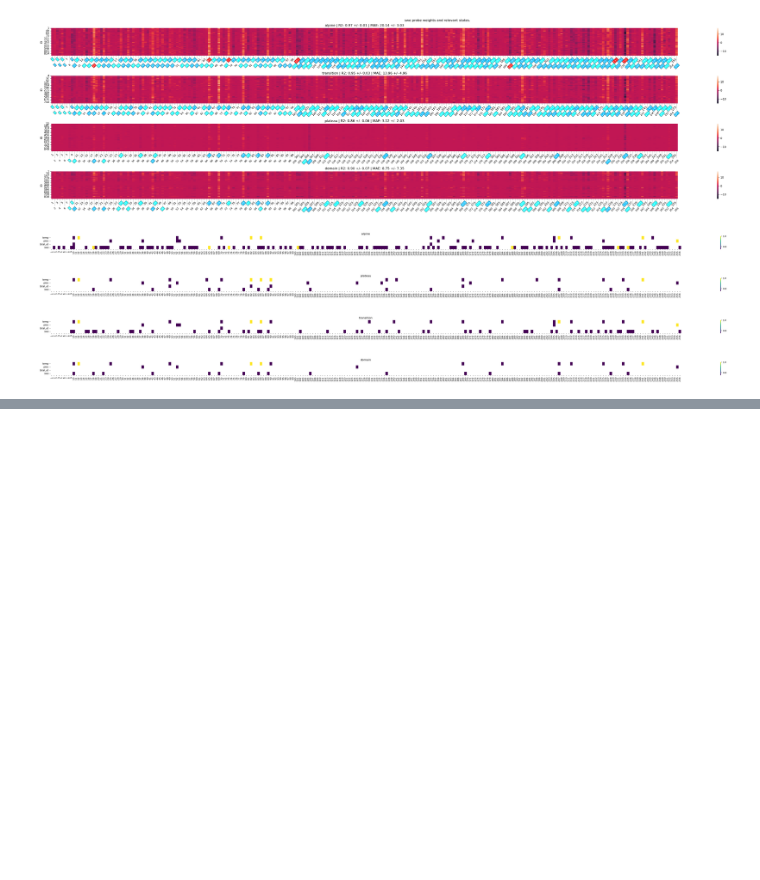
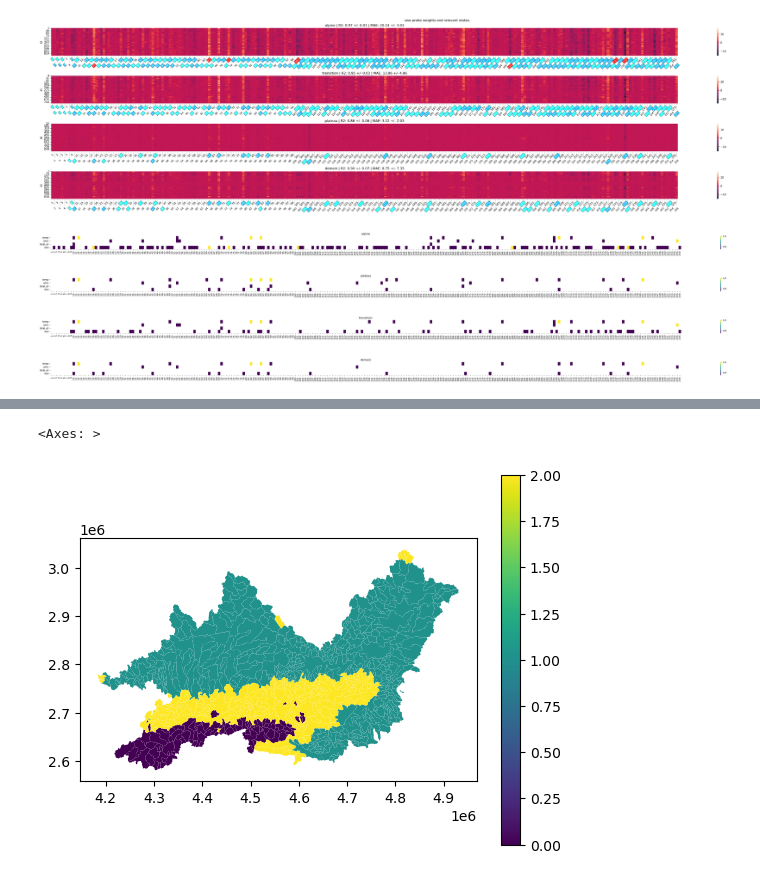
Before and after one commit to tripleUU-U/lamah-ce_lstm, a Jupyter notebook: analysis/probing/probing.ipynb, the cells around one changed output, grey strips where cells are left out. Saved outputs shown, nothing was run; the diff lists cells and outputs as text; code cells hidden in the pictures; blank space fills up the shorter version.

```diff
--- a/analysis/probing/probing.ipynb
+++ b/analysis/probing/probing.ipynb
@@ -379,6 +403,12 @@ sns.heatmap(var_domain_activity_df, ax=axs[1])
 lamah_gdf = gpd.read_file("/home/wuhlmann/BA/data/raw_data/2_LamaH-CE_daily/B_basins_intermediate_all/3_shapefiles/Basins_B.shp")
 lamah_gdf.set_index("ID", inplace=True)
 lamah_gdf.sort_index(ascending=True, inplace=True)
+# %%
+lamah_gdf["strata"] = strata_ids
+lamah_gdf.plot(column="strata", legend=True)
+# %% [output]
+<Axes: >
+[figure, added]
 # %%
 fig, axs = plt.subplots(2,2, figsize=(10,10))
 fig.suptitle("Probe weigths clusterlabels")
```
Also changed, not shown: parts of 10 cells of this notebook.
